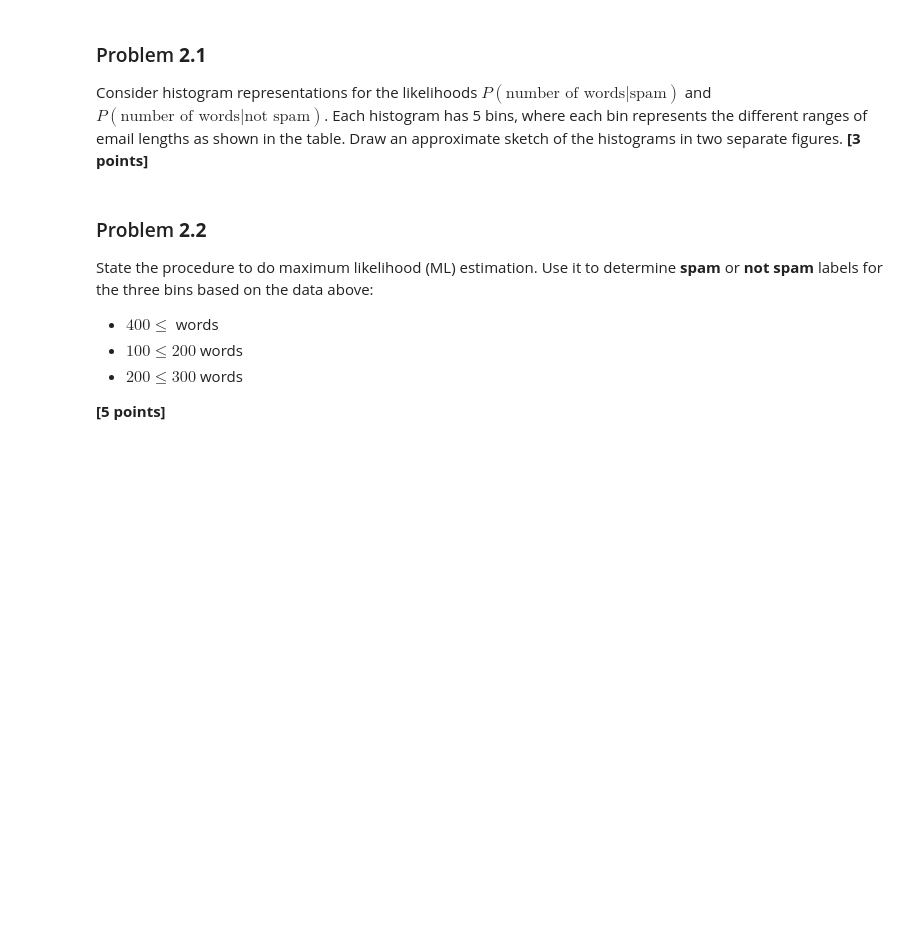
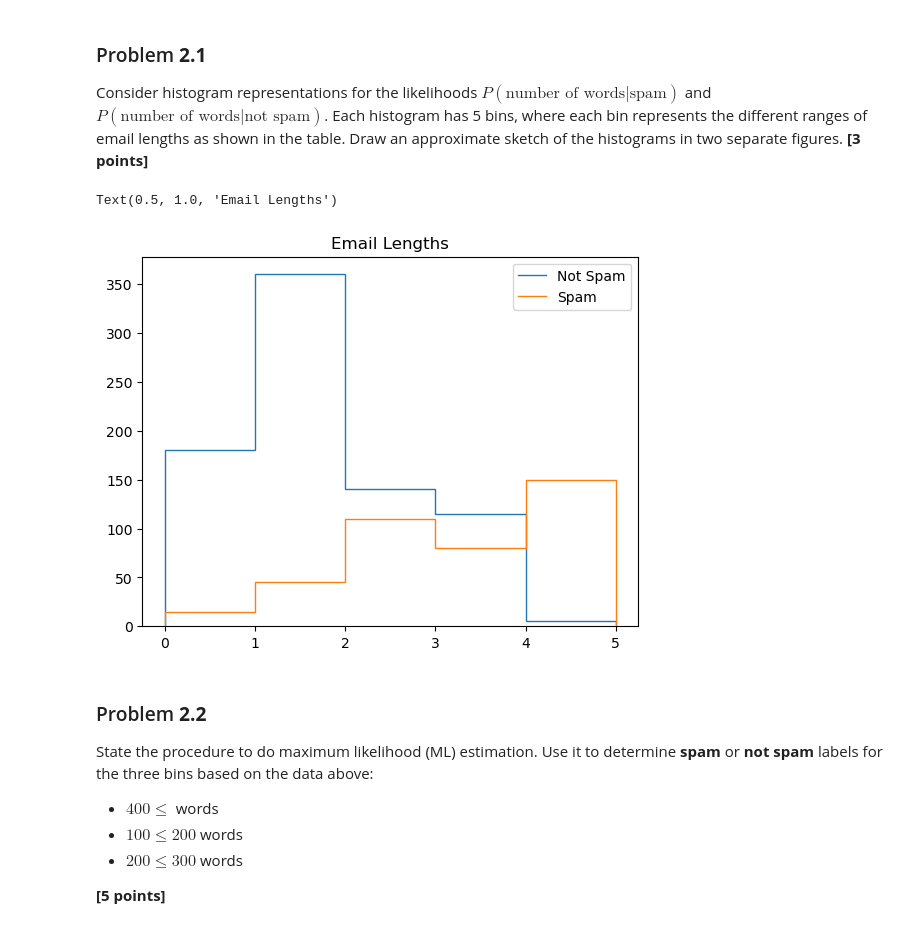
Before and after one commit to merrickqiu/MATH-31H, a Jupyter notebook: CSE 152A/cse152a_wi25_hw3/cse152a_wi25_hw3.ipynb, the cells around one changed output. Drawn from its saved outputs; the diff is of its cells as text; code cells hidden in the pictures; blank space fills up the shorter version.

```diff
--- a/CSE 152A/cse152a_wi25_hw3/cse152a_wi25_hw3.ipynb
+++ b/CSE 152A/cse152a_wi25_hw3/cse152a_wi25_hw3.ipynb
@@ -546,6 +618,16 @@ We wish to classify emails into spam and not spam. We hypothesize that longer em
 ### Problem **2.1**
 
 Consider histogram representations for the likelihoods $P(\text{number of words}|\text{spam})$ and $P(\text{number of words}|\text{not spam})$. Each histogram has 5 bins, where each bin represents the different ranges of email lengths as shown in the table. Draw an approximate sketch of the histograms in two separate figures. **[3 points]**
+# %%
+not_spam =np.array([180, 360, 140, 115, 5])
+spam = np.array([15, 45, 110, 80, 150])
+plt.stairs(not_spam, label="Not Spam")
+plt.stairs(spam, label="Spam")
+plt.legend()
+plt.title("Email Lengths")
+# %% [output]
+Text(0.5, 1.0, 'Email Lengths')
+[figure, added]
 # %% [markdown]
 ### Problem **2.2**
 
```
Also changed, not shown: parts of 12 cells of this notebook, 31 other files.
